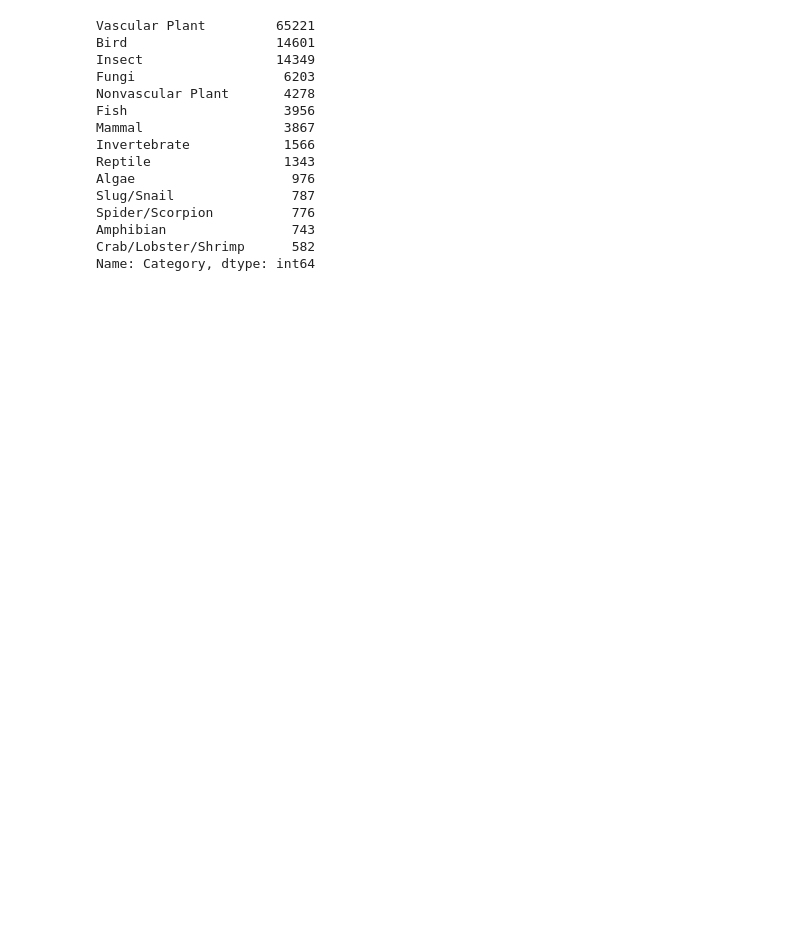
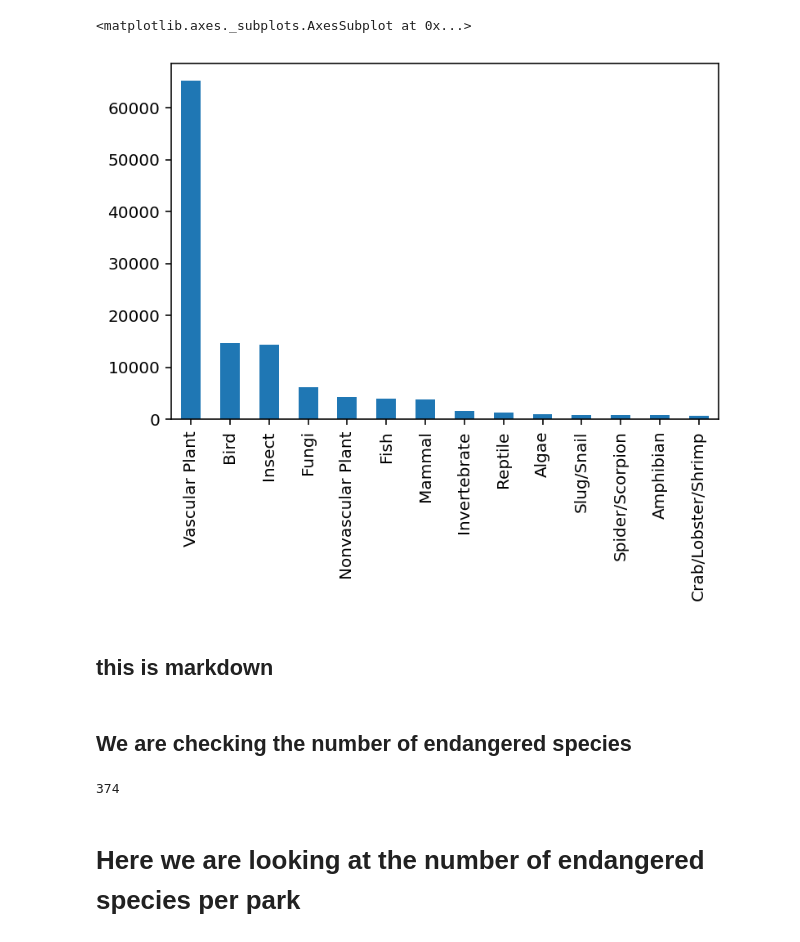
Before and after one commit to elc487/biodiversity_USNTLParks, a Jupyter notebook: Biodiversity of National Parks.ipynb, the cells around one changed output. Saved outputs shown, nothing was run; the diff lists cells and outputs as text; code cells hidden in the pictures; blank space fills up the shorter version.

```diff
--- a/Biodiversity of National Parks.ipynb
+++ b/Biodiversity of National Parks.ipynb
@@ -7,2 +22,3 @@ bio = pd.read_csv("species.csv",low_memory=False)
 # %%
 bio.drop(columns=['Unnamed: 13'])
+bio.loc[(bio["Conservation Status"].isnull()),["Conservation Status"]] = 'Regular'
@@ -23,18 +43,16 @@ bio.drop(columns=['Unnamed: 13'])
 # %%
-bio["Category"].value_counts()
+bio["Category"].value_counts().plot.bar()
 # %% [output]
-Vascular Plant         65221
-Bird                   14601
-Insect                 14349
-Fungi                   6203
-Nonvascular Plant       4278
-Fish                    3956
-Mammal                  3867
-Invertebrate            1566
-Reptile                 1343
-Algae                    976
-Slug/Snail               787
-Spider/Scorpion          776
-Amphibian                743
-Crab/Lobster/Shrimp      582
-Name: Category, dtype: int64
+<matplotlib.axes._subplots.AxesSubplot at 0x...>
+[figure, added]
+# %% [markdown]
+## this is markdown
+# %% [markdown]
+## We are checking the number of endangered species
+# %%
+endangered_park = bio['Conservation Status'] == 'Endangered'
+bio[endangered_park]["Species ID"].count()
+# %% [output]
+374
+# %% [markdown]
+# Here we are looking at the number of endangered species per park
```
Also changed, not shown: parts of 15 cells of this notebook, 12 other files.
